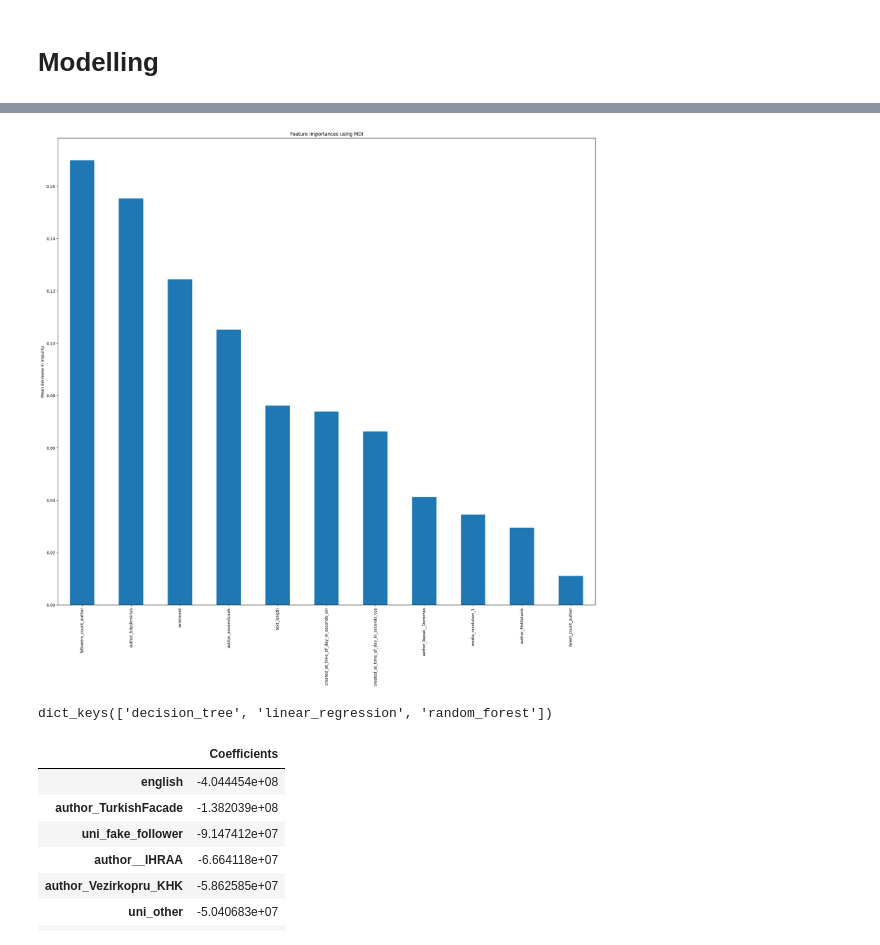
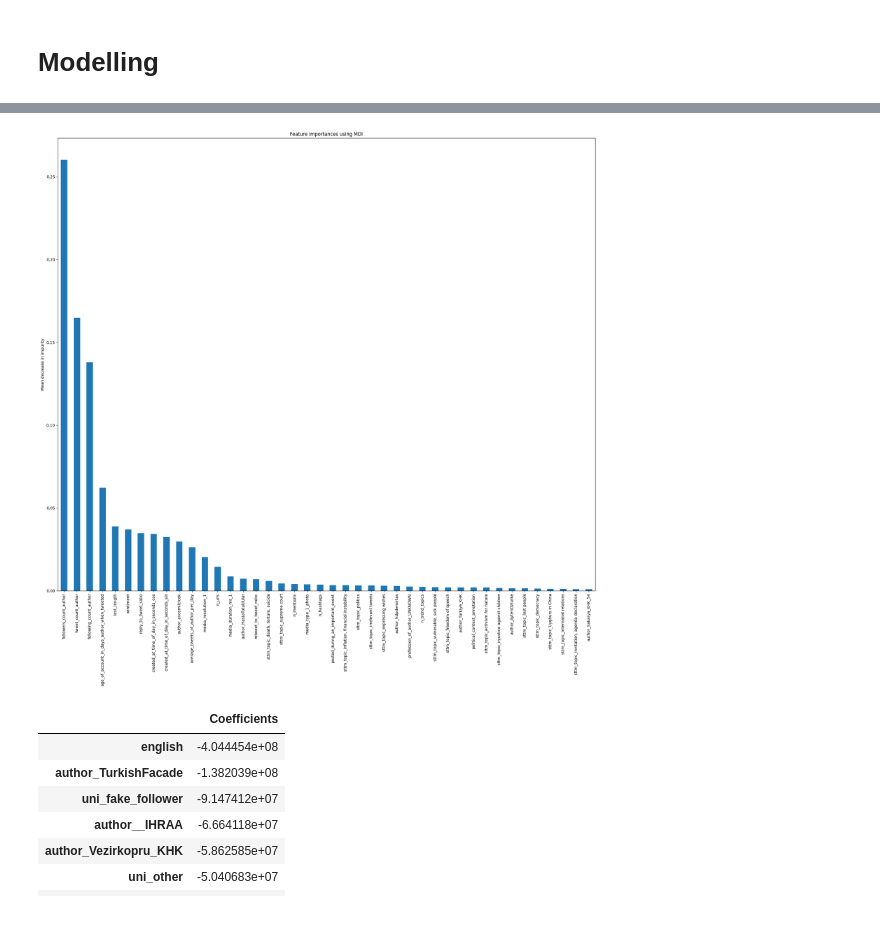
Before and after one commit to ossamum/kuleuven-thesis, a Jupyter notebook: 04_standard_tweet_predictive_modelling.ipynb, the cells around one changed output, grey strips where cells are left out. Cells and saved outputs as stored; diff of their text form; code cells hidden in the pictures.

```diff
--- a/04_standard_tweet_predictive_modelling.ipynb
+++ b/04_standard_tweet_predictive_modelling.ipynb
@@ -187,6 +225,2 @@ preprocessed_df = df.copy()
-# %%
-preprocessed_df.drop(columns=irrelevant_columns, inplace=True)
-preprocessed_df.drop(columns=descriptive_columns, inplace=True)
-preprocessed_df.drop(columns=additional_irrelevant_columns, inplace=True)
 # %%
 preprocessed_df[is_exist_columns] = preprocessed_df[is_exist_columns].isna()
@@ -201,5 +252,0 @@ preprocessed_df[is_exist_columns].head()
-# %%
-preprocessed_df = pd.get_dummies(
-    preprocessed_df, columns=categorical_columns, drop_first=True
-)
-preprocessed_df.head()
@@ -246,10 +303,25 @@ preprocessed_df.head()
 # %% [markdown]
 # Modelling
 # %%
-X = preprocessed_df[[c for c in preprocessed_df.columns if c not in target_columns]]
-Y = preprocessed_df[[c for c in preprocessed_df.columns if c in target_columns]]
+def split_x_and_y(input_df):
+    x = input_df[[c for c in input_df.columns if c not in target_columns]].copy()
+    y = input_df[[c for c in input_df.columns if c in target_columns]].copy()
+    return x, y
 
-x_train, x_test, y_train, y_test = train_test_split(X, Y, random_state=0)
 
-print(x_train.shape, x_test.shape, y_train.shape, y_test.shape)
+x_train, y_train = split_x_and_y(train_df)
+x_validation, y_validation = split_x_and_y(validation_df)
+x_train_validation, y_train_validation = split_x_and_y(train_validation_df)
+x_test, y_test = split_x_and_y(test_df)
+
+print(
+    x_train.shape,
+    x_validation.shape,
+    x_train_validation.shape,
+    x_test.shape,
+    y_train.shape,
+    y_validation.shape,
+    y_train_validation.shape,
+    y_test.shape,
+)
 # %% [output]
@@ -334,28 +605,25 @@ preprocessed_df.like_count.hist(bins=200)
 # %%
 import numpy as np
 
-importances = models["random_forest"].feature_importances_
-std = np.std(
-    [tree.feature_importances_ for tree in models["random_forest"].estimators_], axis=0
-)
+importances = rf_model.feature_importances_
+std = np.std([tree.feature_importances_ for tree in rf_model.estimators_], axis=0)
 # %%
 import pandas as pd
 
-forest_importances = pd.Series(importances, index=X.columns)
+forest_importances = pd.Series(importances, index=x_train.columns)
 
-filter_threshold = 0.01
+filter_threshold = 0.001
 filtered_importances = forest_importances[forest_importances > filter_threshold]
 filtered_importances.sort_values(inplace=True, ascending=False)
 
 fig, ax = plt.subplots(figsize=(20, 20))
+# filtered_importances.drop(
+#     index=[ind for ind in filtered_importances.index if ind.startswith("author")]
+# ).plot.bar(ax=ax)
 filtered_importances.plot.bar(ax=ax)
 ax.set_title("Feature importances using MDI")
 ax.set_ylabel("Mean decrease in impurity")
 fig.tight_layout()
 fig.savefig("feature_importances.png")  # save the figure to file
 # %% [output]
-[figure, old version]
+[figure, new version]
-# %%
-models.keys()
-# %% [output]
-dict_keys(['decision_tree', 'linear_regression', 'random_forest'])
```
Also changed, not shown: parts of 31 cells of this notebook, 1 other file.
